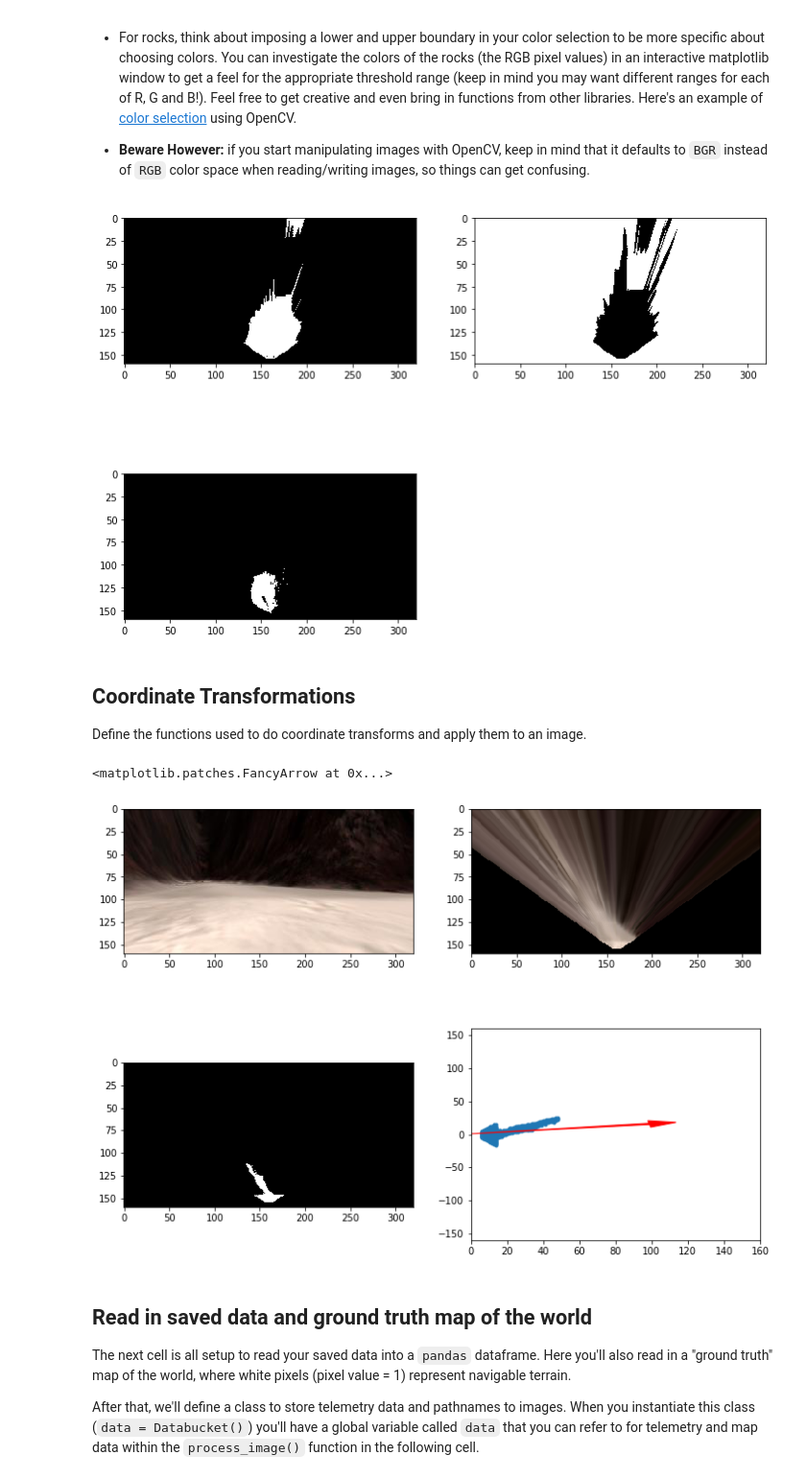
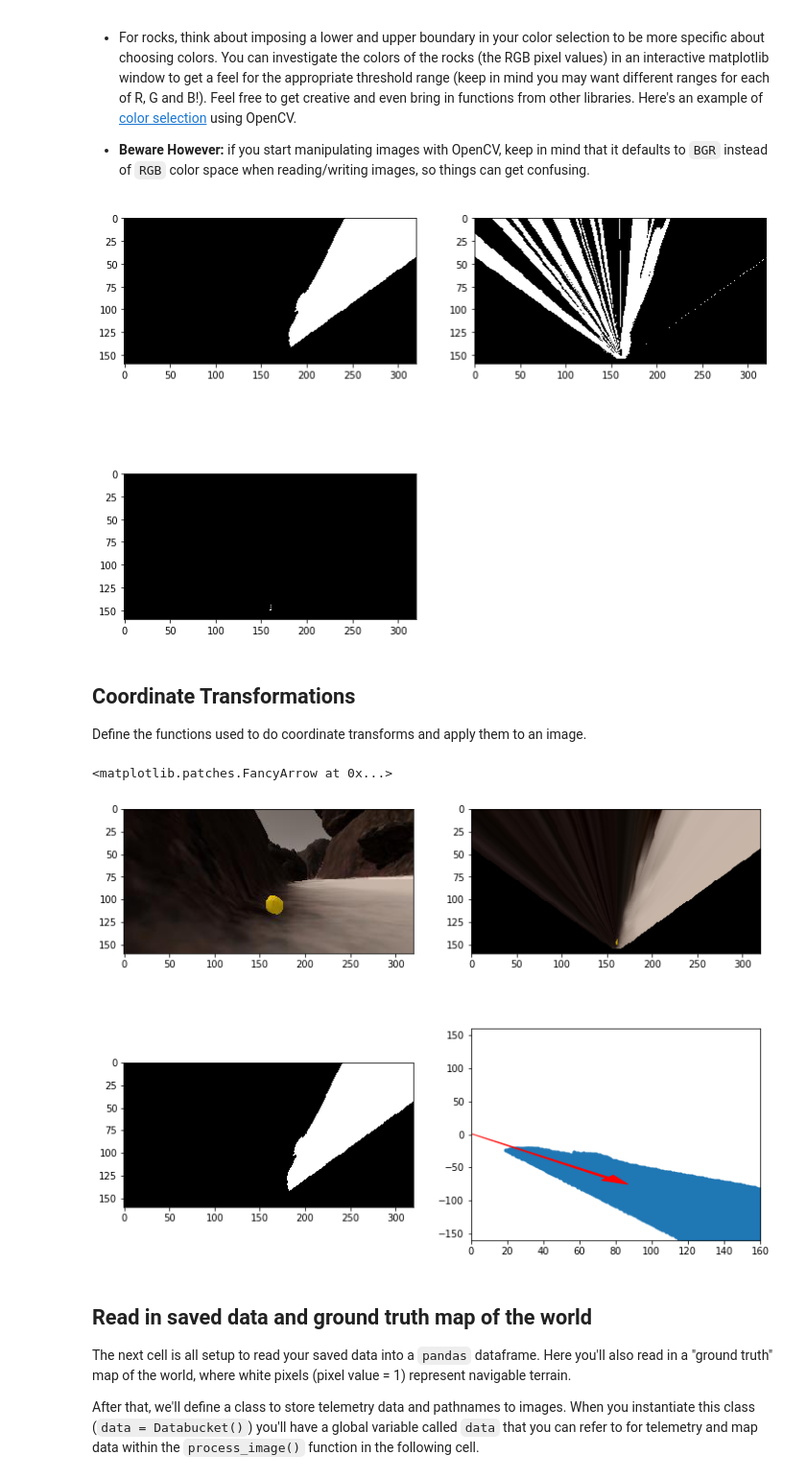
Before and after one commit to dandrews7396/RoboND-Rover-Project, a Jupyter notebook: code/Rover_Project_Test_Notebook.ipynb, the cells around one changed output. Shown at 96% size. Drawn from its saved outputs; the diff is of its cells as text; code cells hidden in the pictures.

```diff
--- a/code/Rover_Project_Test_Notebook.ipynb
+++ b/code/Rover_Project_Test_Notebook.ipynb
@@ -113,35 +113,30 @@ Define the color thresholding function from the lesson and apply it to the warpe
 
 * **Beware However:** if you start manipulating images with OpenCV, keep in mind that it defaults to `BGR` instead of `RGB` color space when reading/writing images, so things can get confusing.
 # %%
-# Identify pixels above the threshold
+##### Identify pixels above the threshold
 # Threshold of RGB > 160 does a nice job of identifying ground pixels only
-def color_thresh(img, rgb_thresh=(160, 160, 160)):
+def color_thresh(img, lwr_thresh=(113, 155, 155), upr_thresh = (255, 255, 255)):
     # Create an array of zeros same xy size as img, but single channel
-    nav_select = np.zeros_like(img[:,:,0])
-    obs_select = np.zeros_like(img[:,:,0])
-    rock_select = np.zeros_like(img[:,:,0])
+    select = np.zeros_like(img[:,:,0])
     # Require that each pixel be above all three threshold values in RGB
-    # above_thresh will now contain a boolean array with "True"
+    # thresh will now contain a boolean array with "True"
     # where threshold was met
-    above_thresh = (img[:,:,0] > rgb_thresh[0]) \
-                & (img[:,:,1] > rgb_thresh[1]) \
-                & (img[:,:,2] > rgb_thresh[2])
+    thresh = (img[:,:,0] > lwr_thresh[0]) \
+                & (img[:,:,1] > lwr_thresh[1]) \
+                & (img[:,:,2] > lwr_thresh[2]) \
+                & (img[:,:,0] < upr_thresh[0]) \
+                & (img[:,:,1] < upr_thresh[1]) \
+                & (img[:,:,2] < upr_thresh[2])
 
-    below_thresh = (img[:,:,0] < rgb_thresh[0]) \
-                & (img[:,:,1] < rgb_thresh[1]) \
-                & (img[:,:,2] < rgb_thresh[2])
-    ## (good yellow is 255, 221, 35) but in cv2 bgr, so
-    rock_thresh = (img[:,:,0] > 35) \
-                & (img[:,:,1] > 221) \
-                & (img[:,:,2] < 255)
     # Index the array of zeros with the boolean array and set to 1
-    nav_select[above_thresh] = 1
-    obs_select[below_thresh] = 1
-    rock_select[rock_thresh] = 1
+    select[thresh] = 1
     # Return the binary image
-    return nav_select, obs_select, rock_select
+    return select
 #
-nav_threshed, obs_threshed, rock_threshed = color_thresh(warped)
+nav_threshed = color_thresh(warped)
+obs_threshed = color_thresh(warped, (10,10,10), (155, 155, 155))
+## Apply majorly open threshold for yellow, because old 'good' values just don't seem to work.
+rock_threshed = color_thresh(warped, (128, 110, 0), (190, 160, 40))
 fig = plt.figure(figsize = (12,9))
 plt.subplot(221)
 plt.imshow(nav_threshed, cmap = 'gray')
@@ -154,7 +149,7 @@ plt.imshow(rock_threshed, cmap = 'gray')
 plt.show()
 scipy.misc.imsave('../output/rock_threshed.jpg', rock_threshed*255)
 # %% [output]
-[figure, old version]
+[figure, new version]
 # %% [markdown]
 ## Coordinate Transformations
 Define the functions used to do coordinate transforms and apply them to an image.
@@ -212,35 +207,37 @@ def pix_to_world(xpix, ypix, xpos, ypos, yaw, world_size, scale):
     return x_pix_world, y_pix_world
 
 # Grab another random image
 idx = np.random.randint(0, len(img_list)-1)
 image = mpimg.imread(img_list[idx])
 warped = perspect_transform(image, source, destination)
-nav_threshed, obs_threshed, rock_threshed = color_thresh(warped)
+nav_threshed = color_thresh(warped)
+obs_threshed = color_thresh(warped)
+rock_threshed = color_thresh(warped)
 
 # Calculate pixel values in rover-centric coords and distance/angle to all pixels
 xpix, ypix = rover_coords(nav_threshed)
 dist, angles = to_polar_coords(xpix, ypix)
 mean_dir = np.mean(angles)
 
 # Do some plotting
 fig = plt.figure(figsize=(12,9))
 plt.subplot(221)
 plt.imshow(image)
 plt.subplot(222)
 plt.imshow(warped)
 plt.subplot(223)
 plt.imshow(nav_threshed, cmap='gray')
 plt.subplot(224)
 plt.plot(xpix, ypix, '.')
 plt.ylim(-160, 160)
 plt.xlim(0, 160)
 arrow_length = 100
 x_arrow = arrow_length * np.cos(mean_dir)
 y_arrow = arrow_length * np.sin(mean_dir)
 plt.arrow(0, 0, x_arrow, y_arrow, color='red', zorder=2, head_width=10, width=2)
 # %% [output]
 <matplotlib.patches.FancyArrow at 0x...>
-[figure, old version]
+[figure, new version]
 # %% [markdown]
 ## Read in saved data and ground truth map of the world
 The next cell is all setup to read your saved data into a `pandas` dataframe.  Here you'll also read in a "ground truth" map of the world, where white pixels (pixel value = 1) represent navigable terrain.
```
Also changed, not shown: parts of 4 cells of this notebook, 1 other file.
